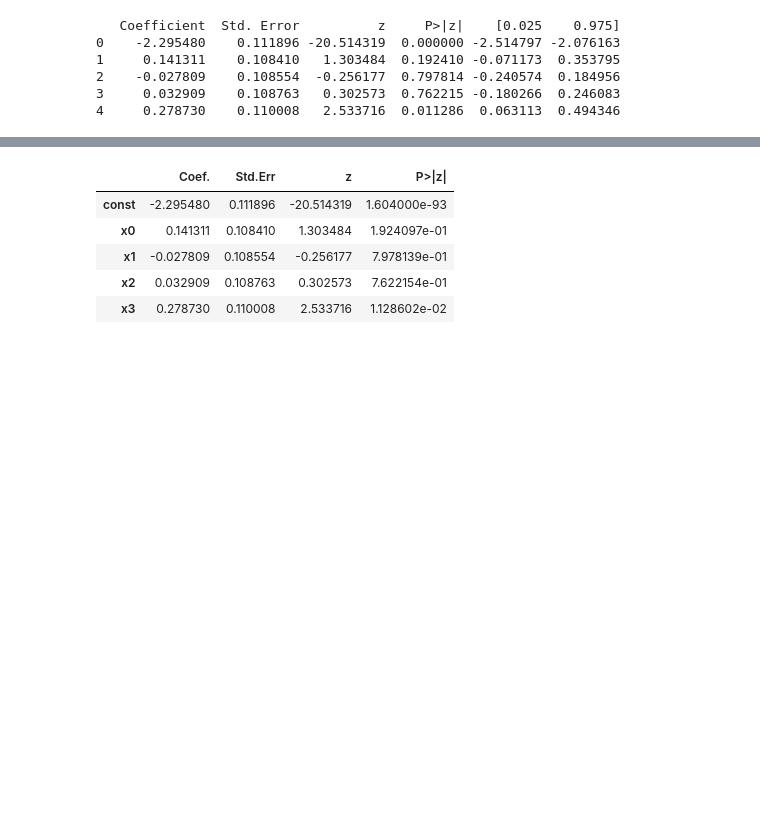
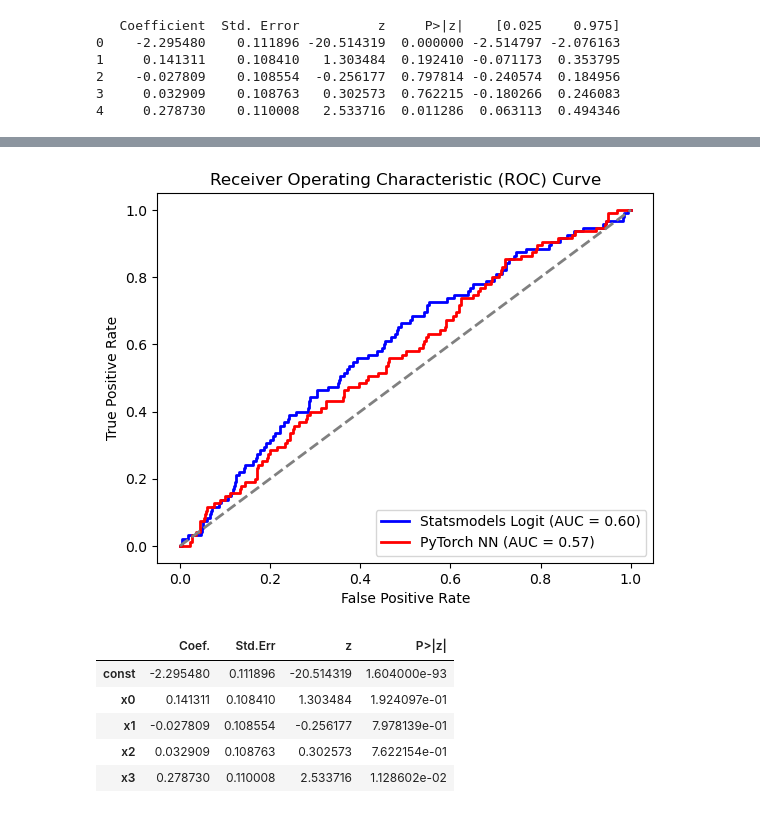
Before and after one commit to gthr66/skorecard, a Jupyter notebook: skorecard/linear_model/credit_risk_recalibration_compare_methods.ipynb, the cells around one changed output, grey strips where cells are left out. Drawn from its saved outputs; the diff is of its cells as text; code cells hidden in the pictures; blank space fills up the shorter version.

```diff
--- a/skorecard/linear_model/credit_risk_recalibration_compare_methods.ipynb
+++ b/skorecard/linear_model/credit_risk_recalibration_compare_methods.ipynb
@@ -109,3 +187,39 @@ x4             0.2790      0.110      2.536      0.011       0.063       0.495
+# %%
+# Compare the ROC curves
+import matplotlib.pyplot as plt
+from sklearn.metrics import roc_curve, auc
+
+# Calculate ROC curve for statsmodels logistic regression
+fpr_sm, tpr_sm, _ = roc_curve(y, historical_data['PD_hat_sm'])
+roc_auc_sm = auc(fpr_sm, tpr_sm)
+
+# Calculate ROC curve for PyTorch neural network
+fpr_nn, tpr_nn, _ = roc_curve(y, historical_data['PD_hat_nn'])
+roc_auc_nn = auc(fpr_nn, tpr_nn)
+
+plt.figure()
+
+# Plot ROC curve for statsmodels logistic regression
+plt.plot(fpr_sm, tpr_sm, color='blue', lw=2, label=f'Statsmodels Logit (AUC = {roc_auc_sm:.2f})')
+
+# Plot ROC curve for PyTorch neural network
+plt.plot(fpr_nn, tpr_nn, color='red', lw=2, label=f'PyTorch NN (AUC = {roc_auc_nn:.2f})')
+
+# Plot the diagonal line (no skill classifier)
+plt.plot([0, 1], [0, 1], color='gray', lw=2, linestyle='--')
+
+# Add labels and title
+plt.xlabel('False Positive Rate')
+plt.ylabel('True Positive Rate')
+plt.title('Receiver Operating Characteristic (ROC) Curve')
+plt.legend(loc='lower right')
+
+# Show the plot
+plt.show()
+
+# test
+# %% [output]
+[figure, added]
 # %%
 # train the model with GLM class in statsmodels using the same data
 X_glm = sm.add_constant(X_scaled)
```
Also changed, not shown: parts of 2 cells of this notebook, 1 other file.
